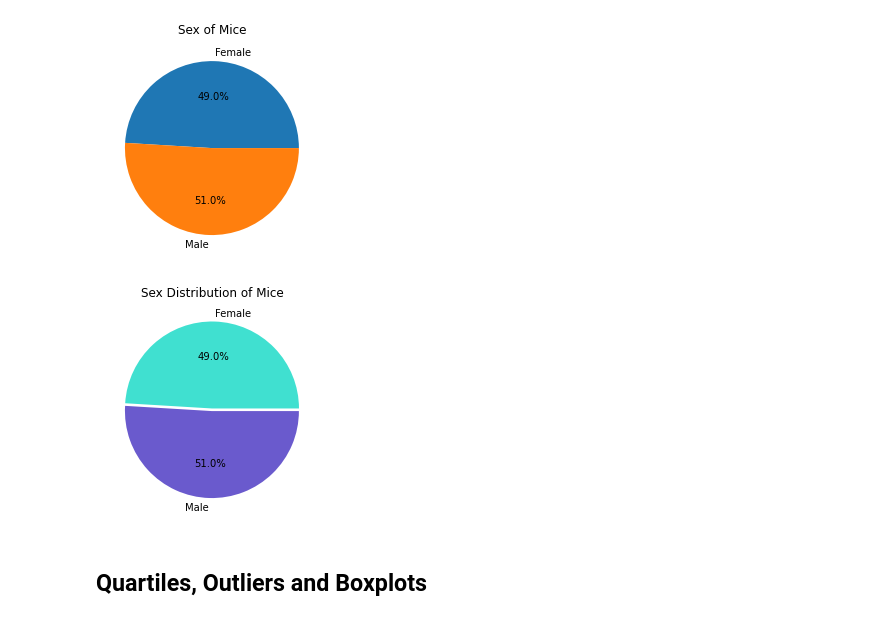
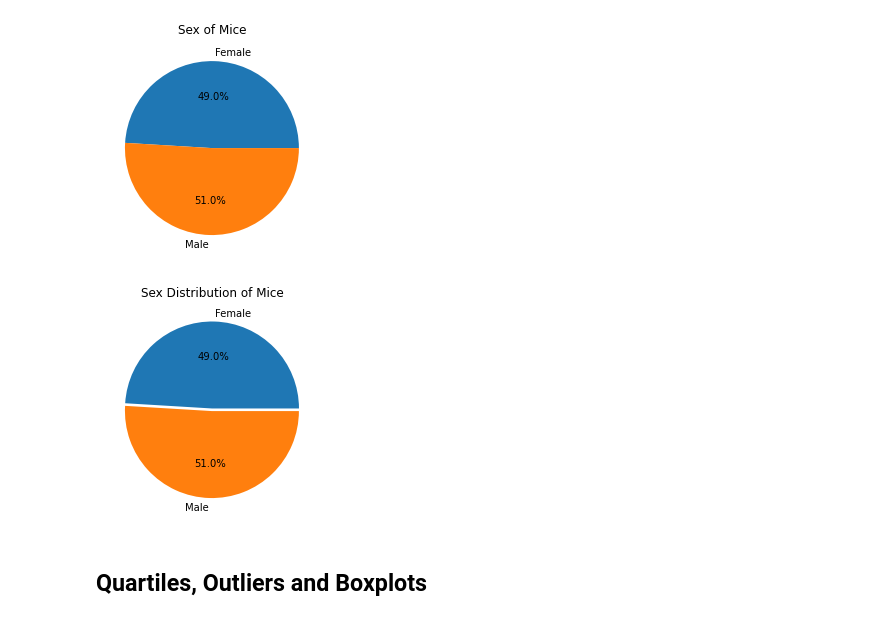
Before and after one commit to acsours/matplotlib-homework, a Jupyter notebook: pymaceuticals_starter.ipynb, the cells around one changed output. Saved outputs shown, nothing was run; the diff lists cells and outputs as text; code cells hidden in the pictures.

```diff
--- a/pymaceuticals_starter.ipynb
+++ b/pymaceuticals_starter.ipynb
@@ -268,13 +195,13 @@ plt.show()
 # %%
 # Generate a pie plot showing the distribution of female versus male mice using pyplot
 labels = sex_count_df_renamed.index
 sizes = sex_count_df_renamed['Number of Mice']
-colors = ['turquoise', 'slateblue']
+colors = ['tab:blue', 'tab:orange']
 explode = [0.03, 0]
 plt.pie(sizes, explode=explode, labels=labels, colors=colors, autopct="%1.1f%%")
 plt.title('Sex Distribution of Mice')
 plt.show()
 # %% [output]
-[figure, old version]
+[figure, new version]
 # %% [markdown]
 ## Quartiles, Outliers and Boxplots
```
Also changed, not shown: parts of 21 cells of this notebook.
